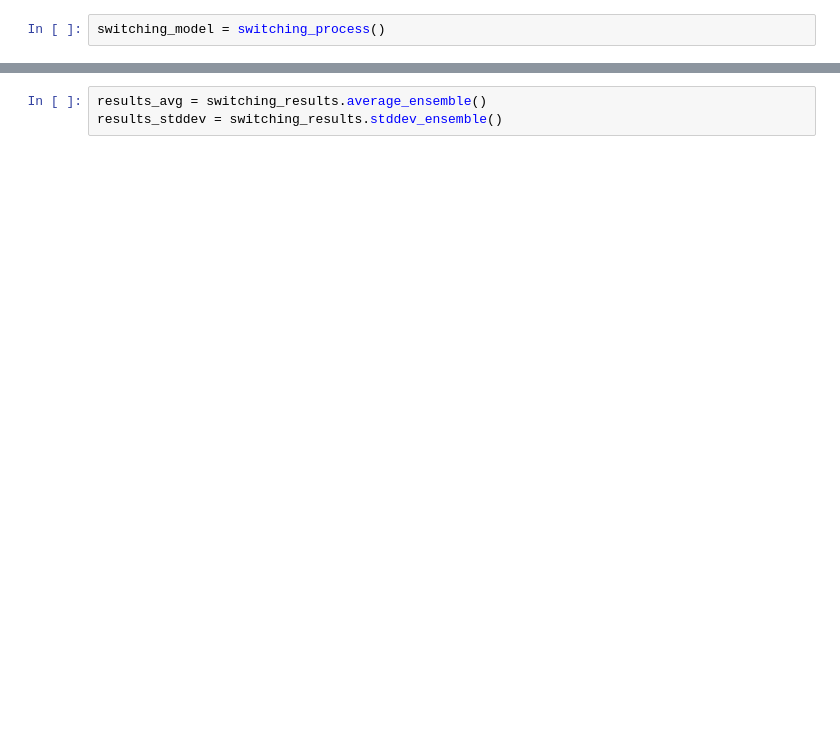
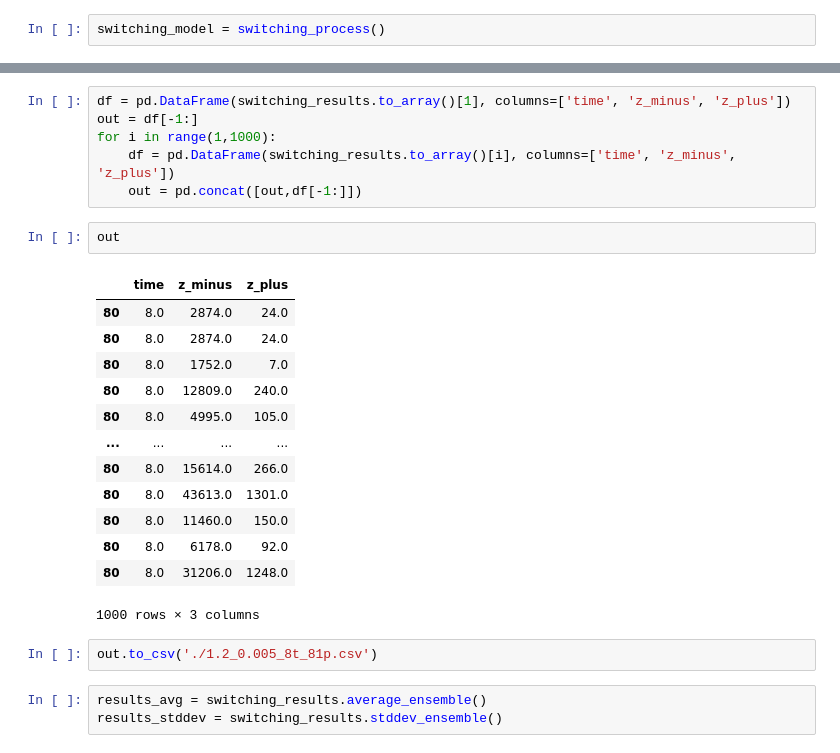
Before and after one commit to claracanavese/PEPI, a Jupyter notebook: gillespie.ipynb, the cells around one changed output, grey strips where cells are left out. Cells and saved outputs as stored; diff of their text form; blank space fills up the shorter version.

```diff
--- a/gillespie.ipynb
+++ b/gillespie.ipynb
@@ -50,3 +50,27 @@ Wall time: 23 s
+# %%
+df = pd.DataFrame(switching_results.to_array()[1], columns=['time', 'z_minus', 'z_plus'])
+out = df[-1:]
+for i in range(1,1000):
+    df = pd.DataFrame(switching_results.to_array()[i], columns=['time', 'z_minus', 'z_plus'])
+    out = pd.concat([out,df[-1:]])
+# %%
+out
+# %% [output]
+|  | time | z_minus | z_plus |
+| 80 | 8.0 | 2874.0 | 24.0 |
+| 80 | 8.0 | 2874.0 | 24.0 |
+| 80 | 8.0 | 1752.0 | 7.0 |
+| 80 | 8.0 | 12809.0 | 240.0 |
+| 80 | 8.0 | 4995.0 | 105.0 |
+| ... | ... | ... | ... |
+| 80 | 8.0 | 15614.0 | 266.0 |
+| 80 | 8.0 | 43613.0 | 1301.0 |
+| 80 | 8.0 | 11460.0 | 150.0 |
+| 80 | 8.0 | 6178.0 | 92.0 |
+| 80 | 8.0 | 31206.0 | 1248.0 |
+1000 rows × 3 columns
+# %%
+out.to_csv('./1.2_0.005_8t_81p.csv')
 # %%
 results_avg = switching_results.average_ensemble()
 results_stddev = switching_results.stddev_ensemble()
```
Also changed, not shown: parts of 8 cells of this notebook.
